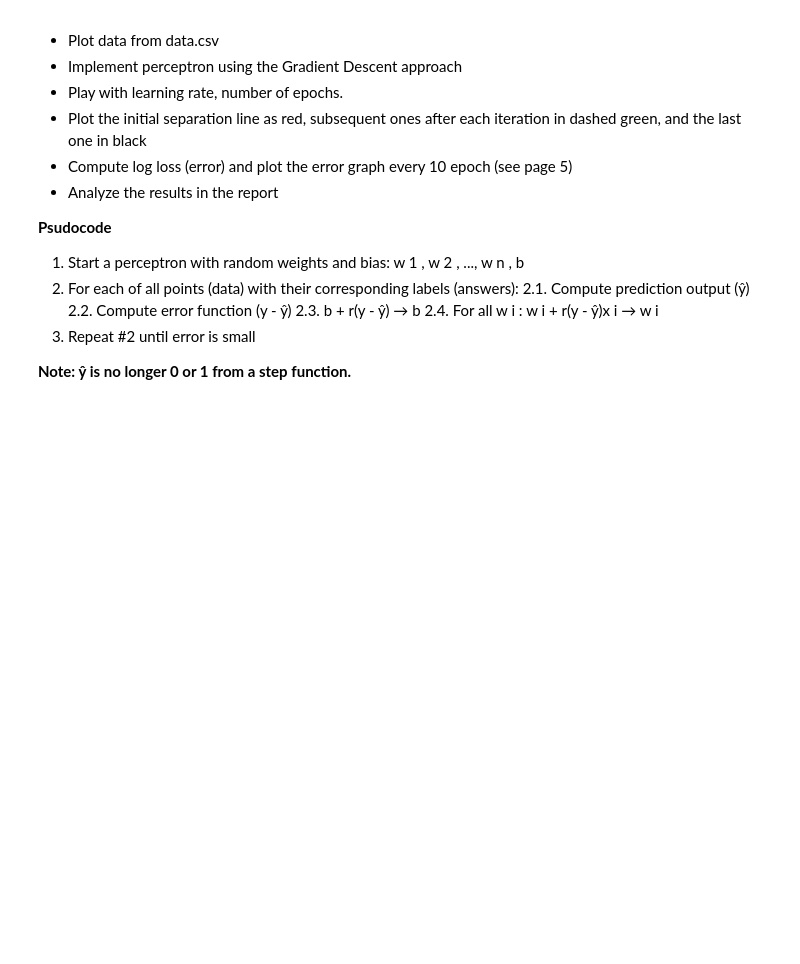
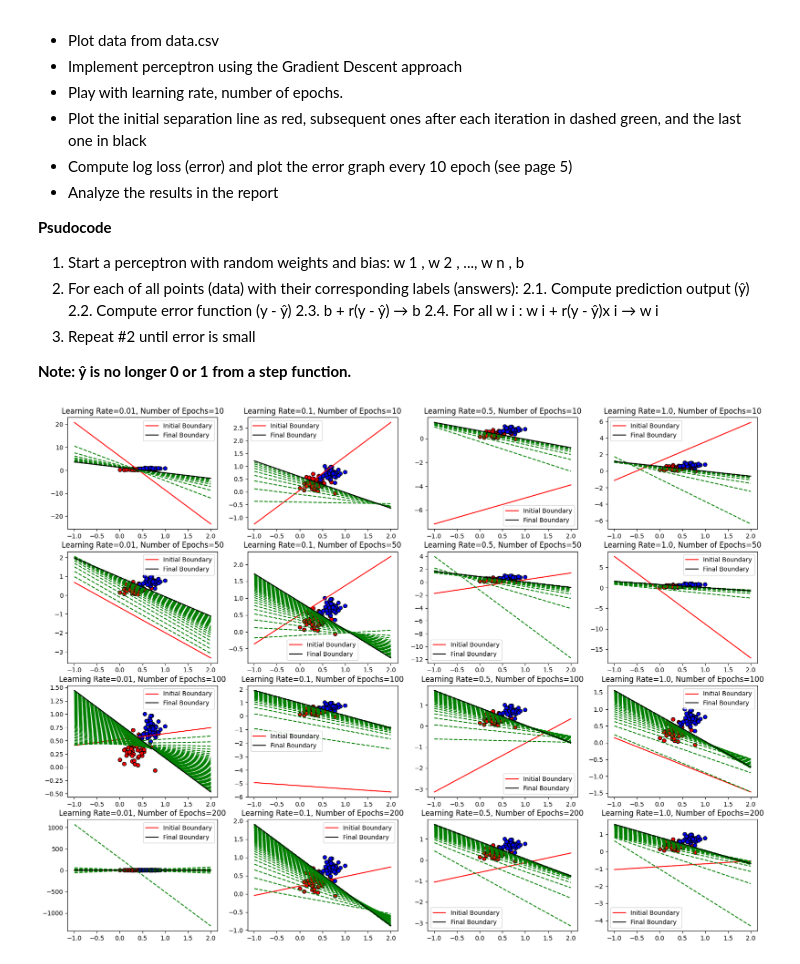
Before and after one commit to ValarieMello/CSCI580_VTM, a Jupyter notebook: A5_Perception.ipynb, the cells around one changed output. Saved outputs shown, nothing was run; the diff lists cells and outputs as text; code cells hidden in the pictures; blank space fills up the shorter version.

```diff
--- a/A5_Perception.ipynb
+++ b/A5_Perception.ipynb
@@ -177,3 +177,96 @@ corresponding labels (answers):
 
 
 **Note: ŷ is no longer 0 or 1 from a step function.**
+# %%
+#define our sigmoid function
+#used in our predition
+def sigmoid(z):
+  return 1 / (1 + np.exp(-z))
+
+#define our gradient decent function
+def gradient_descent_perceptron(x, y, lr, epochs):
+  #get how many columns
+  n_features = x.shape[1]
+  #Start a perceptron with random weights and bias
+  weight = np.random.randn(n_features)
+  bias = np.random.randn()
+
+  #hold our log losses
+  log_losses = []
+
+  #Plot the initial boundary as a red line
+  plot_line(weight, bias, "-", "red", label="Initial Boundary")
+
+  #for all of our iterations
+  for epoch in range(1, epochs + 1):
+    for i in range(len(x)):
+      #Compute prediction y_hat
+      z = np.dot(x[i], weight) + bias
+      y_hat = sigmoid(z)
+
+      #Compute error y - y_hat
+      error = y[i] - y_hat
+
+      #Update the bias and weight
+      #b + r(y - y_hat) -> b
+      bias = bias + lr * error
+      #For all w i : w i + r(y - y_hat)x i -> w
+      weight = weight + lr * error * x[i]
+
+    #Compute log loss every 10 epochs
+    if epoch % 10 == 0:
+      y_hat_all = sigmoid(np.dot(x, weight) + bias)
+      #constant val to avoid log(0)
+      val = 1e-8
+      log_loss = -np.mean(y * np.log(y_hat_all + val) + (1 - y) * np.log(1 - y_hat_all + val))
+      #update our log losses
+      log_losses.append((epoch, log_loss))
+
+    #Plot the boundary every epoch in green
+    plot_line(weight, bias, "--", "green")
+
+  #Plot the final boundary in black
+  plot_line(weight, bias, "-", "black", label="Final Boundary")
+
+  return weight, bias, log_losses
+
+
+#plot out the whole figure to be shown in report
+#learning rate and epochs varibles
+learning_rates = [0.01, 0.1, 0.5, 1.0]
+test_epochs = [10, 50, 100, 200]
+
+plt.figure(figsize=(20, 15))
+#run through all of our test epochs
+for epochs_i, epochs in enumerate(test_epochs, start=1):
+  #run through all of our learng rate values
+  for learning_rate_i, lr in enumerate(learning_rates, start=1):
+    #show all the graphs
+    plt.subplot(len(test_epochs), len(learning_rates), (epochs_i-1)*len(learning_rates) + learning_rate_i)
+    #plot the training data
+    plt.scatter(x[:,0], x[:,1], c=y, cmap="bwr", edgecolors="k")
+    #run the function
+    weight_final, bias_final, log_losses = gradient_descent_perceptron(x, y, lr=lr, epochs=epochs)
+    plt.title(f"Learning Rate={lr}, Number of Epochs={epochs}")
+    plt.legend()
+plt.show()
+
+#Loop over all epochs and learning rates
+#had to use AI to help with this one since it was funky,
+#but its just a long list sorry for it looking bad
+#graphs can be a pain
+for epochs in test_epochs:
+    for lr in learning_rates:
+        # Run gradient descent perceptron
+        _, _, log_losses = gradient_descent_perceptron(x, y, lr=lr, epochs=epochs)
+        #Only plot if log_losses is not empty
+        if log_losses:
+            epochs_list, loss_list = zip(*log_losses)
+            plt.figure(figsize=(6,4))
+            plt.plot(epochs_list, loss_list, marker='o')
+            plt.xlabel("Number of Epochs")
+            plt.ylabel("Error")
+            plt.title(f"Log Loss over Epochs (Learning Rate={lr}, Number of Epochs={epochs})")
+            plt.show()
+# %% [output]
+[figure, added]
```
Also changed, not shown: parts of 7 cells of this notebook.
